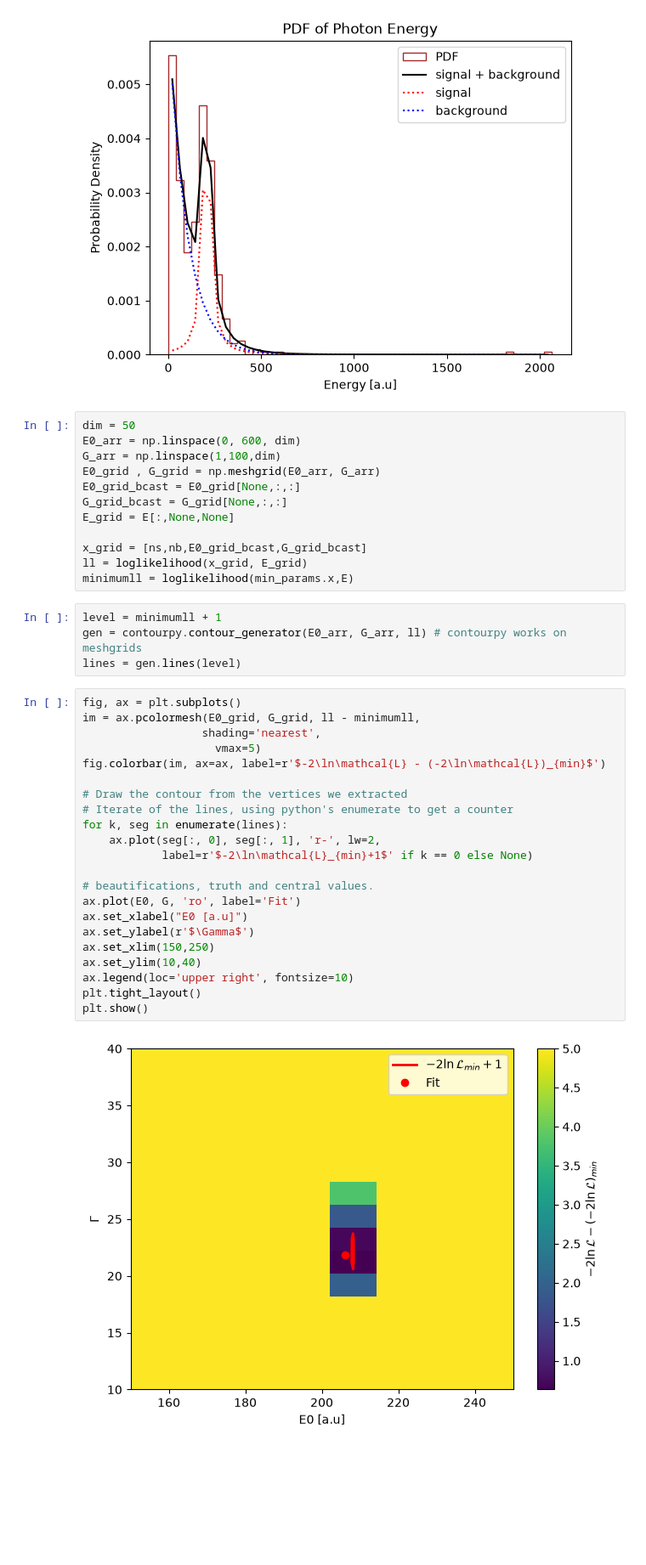
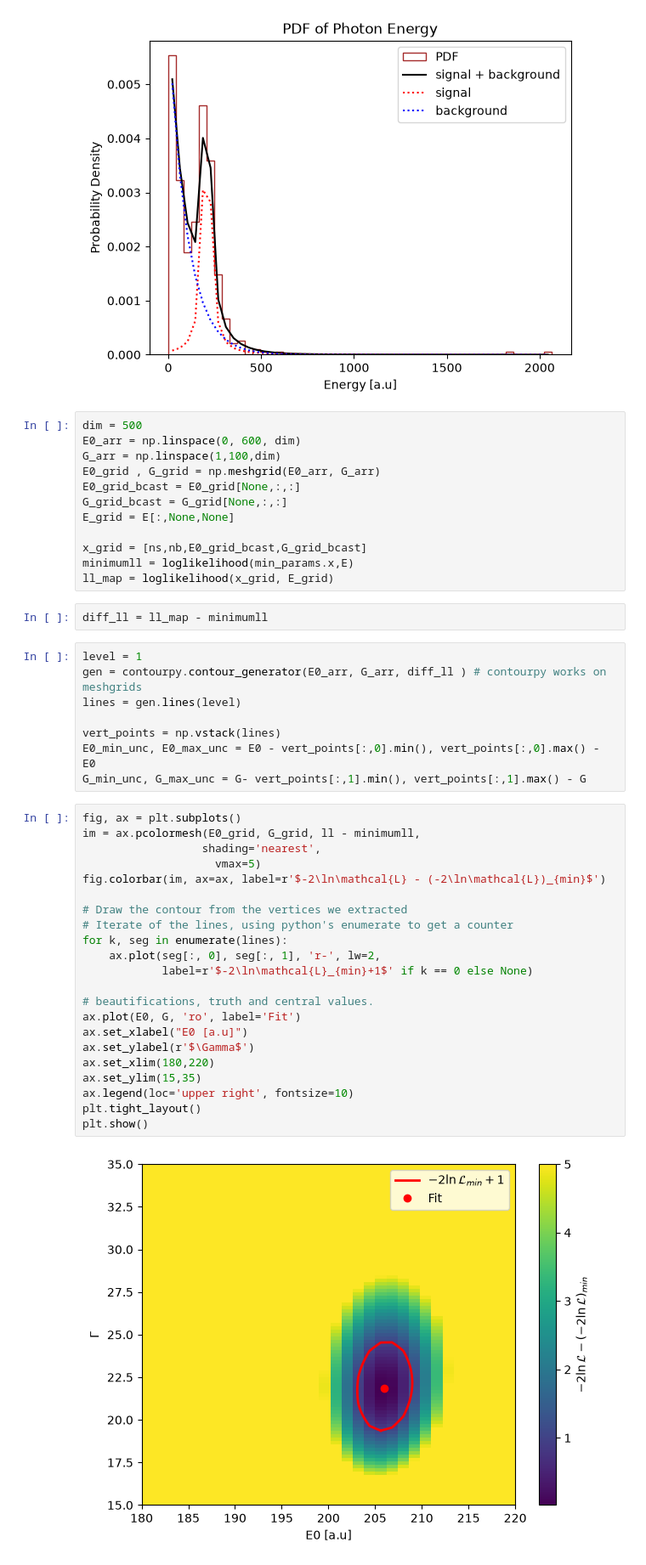
Before and after one commit to vigneshK0404/Data_Science_Projects, a Jupyter notebook: Project_2_Karthikeyan.ipynb, the cells around one changed output. Shown at 85% size. Cells and saved outputs as stored; diff of their text form; blank space fills up the shorter version.

Commit message:
fixed contours need to figure out simulation

```diff
--- a/Project_2_Karthikeyan.ipynb
+++ b/Project_2_Karthikeyan.ipynb
@@ -85,7 +85,7 @@ plt.show()
 # %% [output]
 [figure]
 # %%
-dim = 50
+dim = 500
 E0_arr = np.linspace(0, 600, dim)
 G_arr = np.linspace(1,100,dim)
 E0_grid , G_grid = np.meshgrid(E0_arr, G_arr)
@@ -94,33 +94,39 @@ G_grid_bcast = G_grid[None,:,:]
 E_grid = E[:,None,None]
 
 x_grid = [ns,nb,E0_grid_bcast,G_grid_bcast]
-ll = loglikelihood(x_grid, E_grid)
 minimumll = loglikelihood(min_params.x,E)
+ll_map = loglikelihood(x_grid, E_grid)
+# %%
+diff_ll = ll_map - minimumll
 # %%
-level = minimumll + 1
-gen = contourpy.contour_generator(E0_arr, G_arr, ll) # contourpy works on meshgrids
+level = 1
+gen = contourpy.contour_generator(E0_arr, G_arr, diff_ll ) # contourpy works on meshgrids
 lines = gen.lines(level)
+
+vert_points = np.vstack(lines)
+E0_min_unc, E0_max_unc = E0 - vert_points[:,0].min(), vert_points[:,0].max() - E0
+G_min_unc, G_max_unc = G- vert_points[:,1].min(), vert_points[:,1].max() - G
 # %%
 fig, ax = plt.subplots()
 im = ax.pcolormesh(E0_grid, G_grid, ll - minimumll,
                   shading='nearest',
                     vmax=5)
 fig.colorbar(im, ax=ax, label=r'$-2\ln\mathcal{L} - (-2\ln\mathcal{L})_{min}$')
 
 # Draw the contour from the vertices we extracted
 # Iterate of the lines, using python's enumerate to get a counter
 for k, seg in enumerate(lines):
     ax.plot(seg[:, 0], seg[:, 1], 'r-', lw=2,
             label=r'$-2\ln\mathcal{L}_{min}+1$' if k == 0 else None)
 
 # beautifications, truth and central values.
 ax.plot(E0, G, 'ro', label='Fit')
 ax.set_xlabel("E0 [a.u]")
 ax.set_ylabel(r'$\Gamma$')
-ax.set_xlim(150,250)
-ax.set_ylim(10,40)
+ax.set_xlim(180,220)
+ax.set_ylim(15,35)
 ax.legend(loc='upper right', fontsize=10)
 plt.tight_layout()
 plt.show()
 # %% [output]
-[figure, old version]
+[figure, new version]
```
Also changed, not shown: parts of 2 cells of this notebook.
